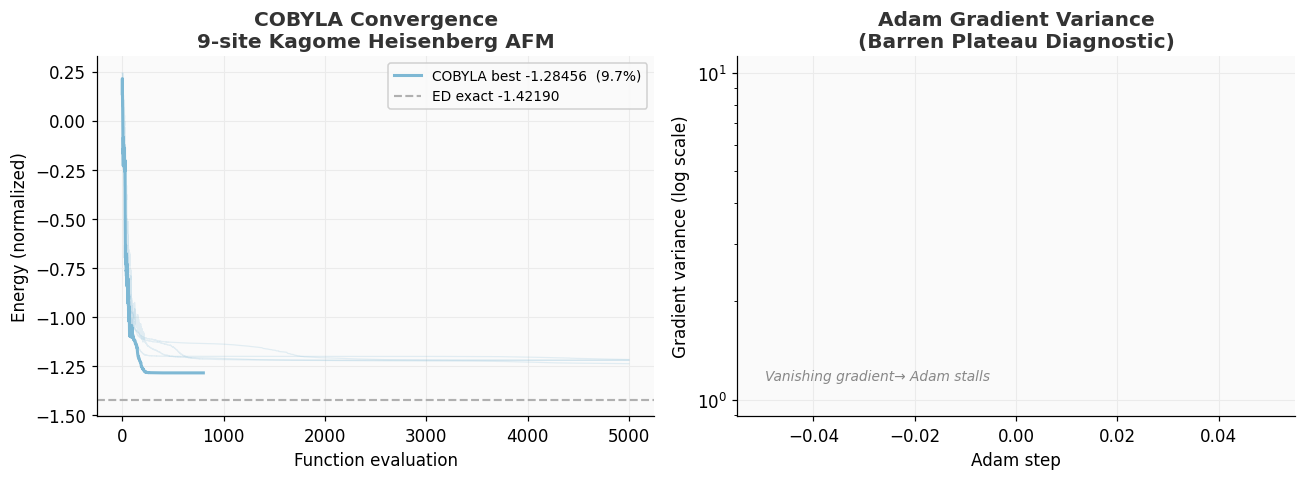
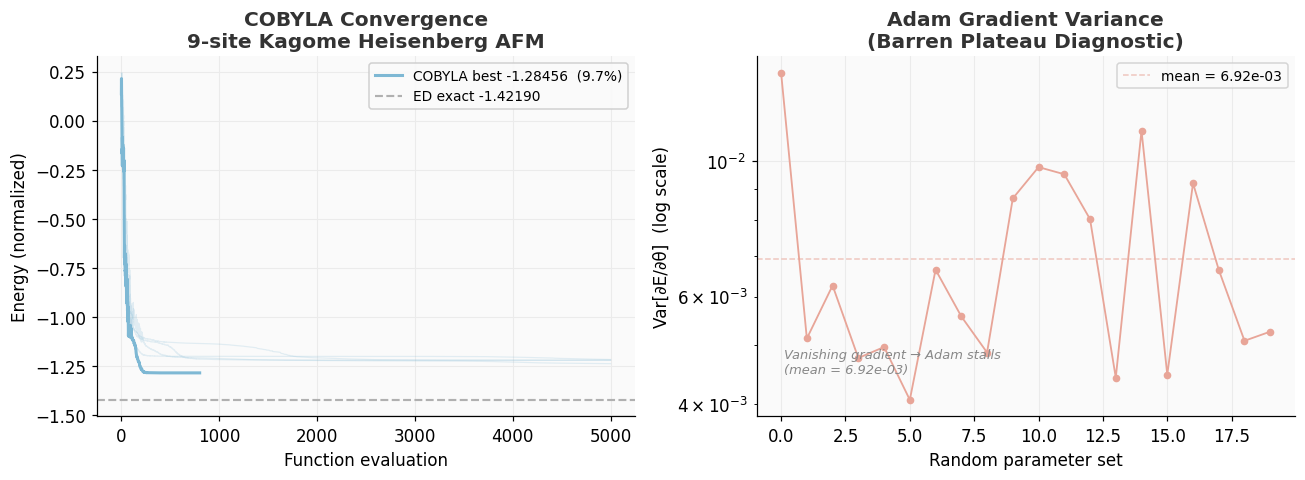
Unified diff of the notebook cell whose output changed from the first chart to the second:
--- before
+++ after
@@ -14,19 +14,46 @@
 ax.legend(fontsize=9, framealpha=0.9)
 
-# Adam gradient variance (barren plateau diagnostic)
+# ── Adam gradient variance via parameter-shift ──────────────────────────────
+# gradient_variance_history from run_vqe is unreliable on Windows numpy.
+# Measure directly at 20 random parameter points with the parameter-shift rule.
 ax2 = axes[1]
-for r in adam_runs:
-    ax2.semilogy(r.gradient_variance_history, color=PAL['adam'], alpha=0.6, lw=1.5)
-ax2.set_xlabel('Adam step')
-ax2.set_ylabel('Gradient variance (log scale)')
+
+import pennylane as _qp_inner
+_dev = _qp_inner.device('default.qubit', wires=N_SITES)
+
+@_qp_inner.qnode(_dev)
+def _cost_gv(params):
+    ansatz.hea_ansatz(params, N_SITES, depth=DEPTH, edges=edges)
+    return _qp_inner.expval(H9)
+
+_rng   = np.random.default_rng(55)
+_n_p   = ansatz.hea_n_params(N_SITES, DEPTH)
+_seeds = 20
+_gvars = []
+for _ in range(_seeds):
+    _p = _rng.uniform(-np.pi, np.pi, size=_n_p)
+    _g = np.zeros(_n_p)
+    for _i in range(_n_p):
+        _pp = _p.copy(); _pp[_i] += np.pi / 2
+        _pm = _p.copy(); _pm[_i] -= np.pi / 2
+        _g[_i] = (float(_cost_gv(_pp)) - float(_cost_gv(_pm))) / 2
+    _gvars.append(float(np.var(_g)))
+
+_gvars = np.array(_gvars)
+ax2.semilogy(range(_seeds), _gvars, 'o-', color=PAL['adam'], lw=1.2, ms=4)
+ax2.axhline(_gvars.mean(), color=PAL['adam'], ls='--', lw=1, alpha=0.6,
+            label=f'mean = {_gvars.mean():.2e}')
+ax2.set_xlabel('Random parameter set')
+ax2.set_ylabel('Var[\u2202E/\u2202\u03b8]  (log scale)')
 ax2.set_title('Adam Gradient Variance\n(Barren Plateau Diagnostic)',
               fontweight='semibold', color='#333333')
-ax2.text(0.05, 0.1, 'Vanishing gradient\u2192 Adam stalls', transform=ax2.transAxes,
-         fontsize=9, color='#888888', style='italic')
+ax2.legend(fontsize=9)
+ax2.text(0.05, 0.12, f'Vanishing gradient \u2192 Adam stalls\n(mean = {_gvars.mean():.2e})',
+         transform=ax2.transAxes, fontsize=8.5, color='#888888', style='italic')
 
 plt.tight_layout()
 plt.savefig('../figures/vqe_convergence.png', dpi=150, bbox_inches='tight')
 plt.show()
-print('Saved → figures/vqe_convergence.png')
+print('Saved \u2192 figures/vqe_convergence.png')
 
 # Bar chart
@@ -47,3 +74,3 @@
 plt.savefig('../figures/vqe_bar.png', dpi=150, bbox_inches='tight')
 plt.show()
-print('Saved → figures/vqe_bar.png')
+print('Saved \u2192 figures/vqe_bar.png')

Commit: fix: correct figures in NB02/NB04/NB05